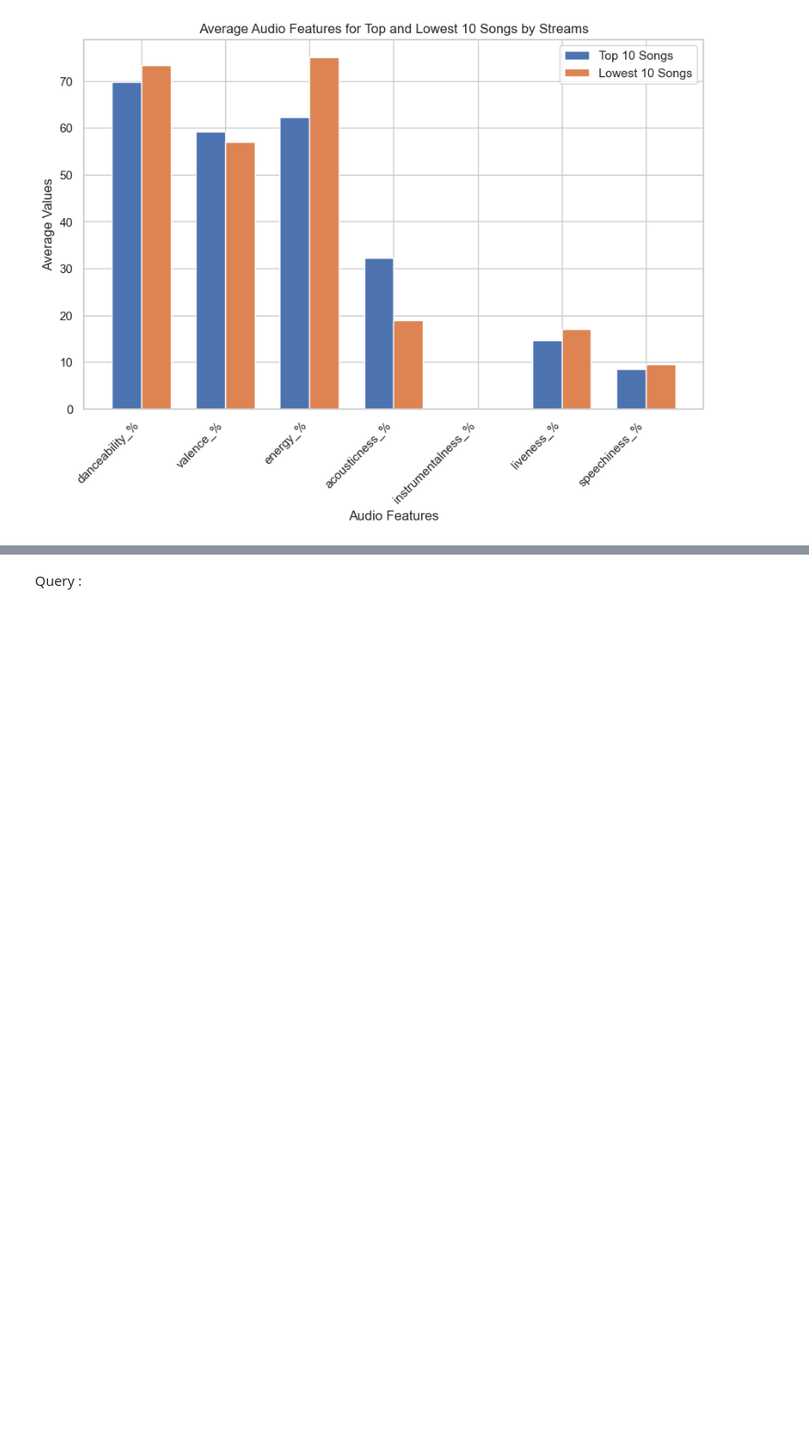
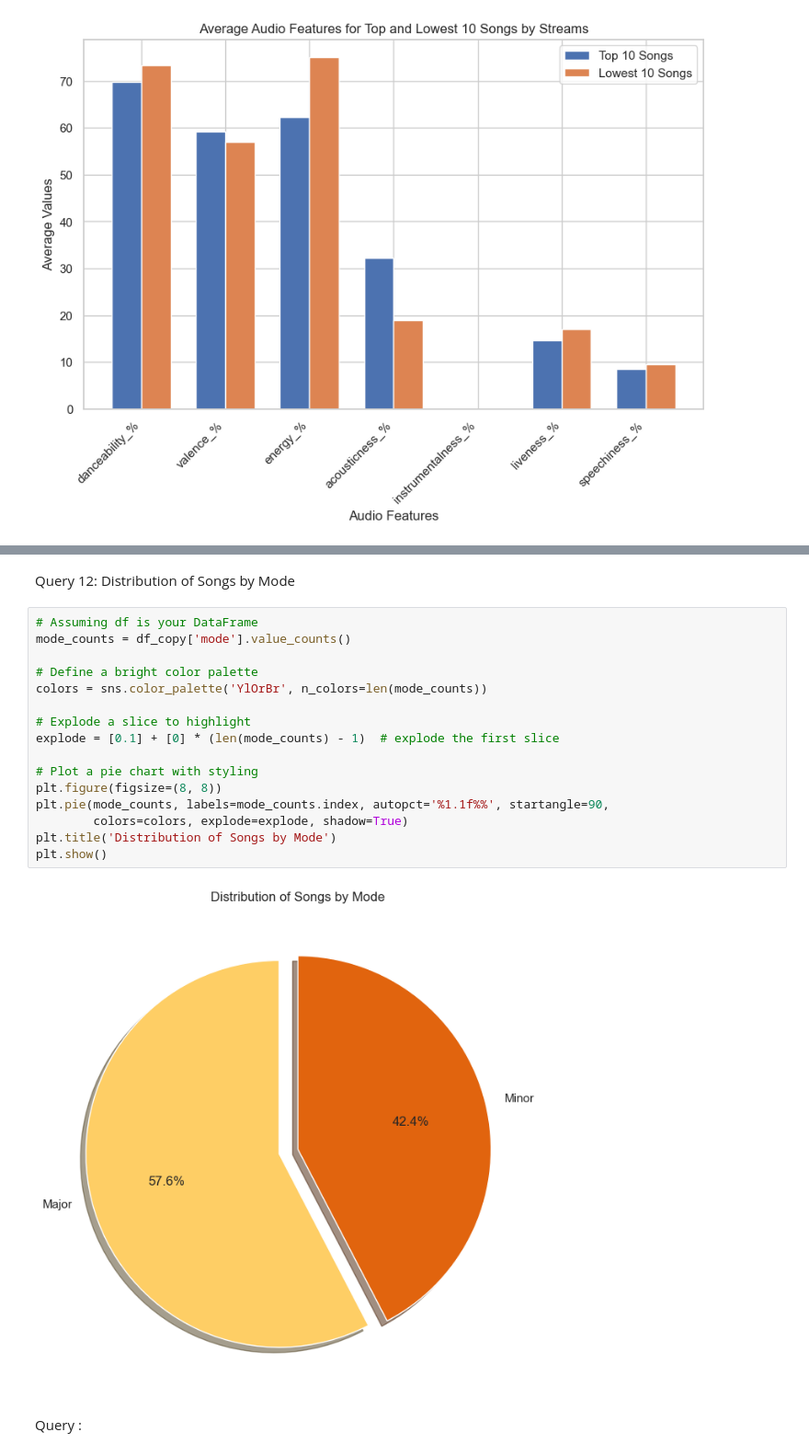
Before and after one commit to i-ap5/FamBus, a Jupyter notebook: famBus.ipynb, the cells around one changed output, grey strips where cells are left out. Shown at 92% size. Cells and saved outputs as stored; diff of their text form; blank space fills up the shorter version.

```diff
--- a/famBus.ipynb
+++ b/famBus.ipynb
@@ -923,3 +944,23 @@ plt.show()
+# %% [markdown]
+Query 12: Distribution of Songs by Mode
+# %%
+# Assuming df is your DataFrame
+mode_counts = df_copy['mode'].value_counts()
+
+# Define a bright color palette
+colors = sns.color_palette('YlOrBr', n_colors=len(mode_counts))
+
+# Explode a slice to highlight
+explode = [0.1] + [0] * (len(mode_counts) - 1)  # explode the first slice
+
+# Plot a pie chart with styling
+plt.figure(figsize=(8, 8))
+plt.pie(mode_counts, labels=mode_counts.index, autopct='%1.1f%%', startangle=90,
+        colors=colors, explode=explode, shadow=True)
+plt.title('Distribution of Songs by Mode')
+plt.show()
+# %% [output]
+[figure, added]
 # %% [markdown]
 Query :
 # %%
```
Also changed, not shown: parts of 10 cells of this notebook.
